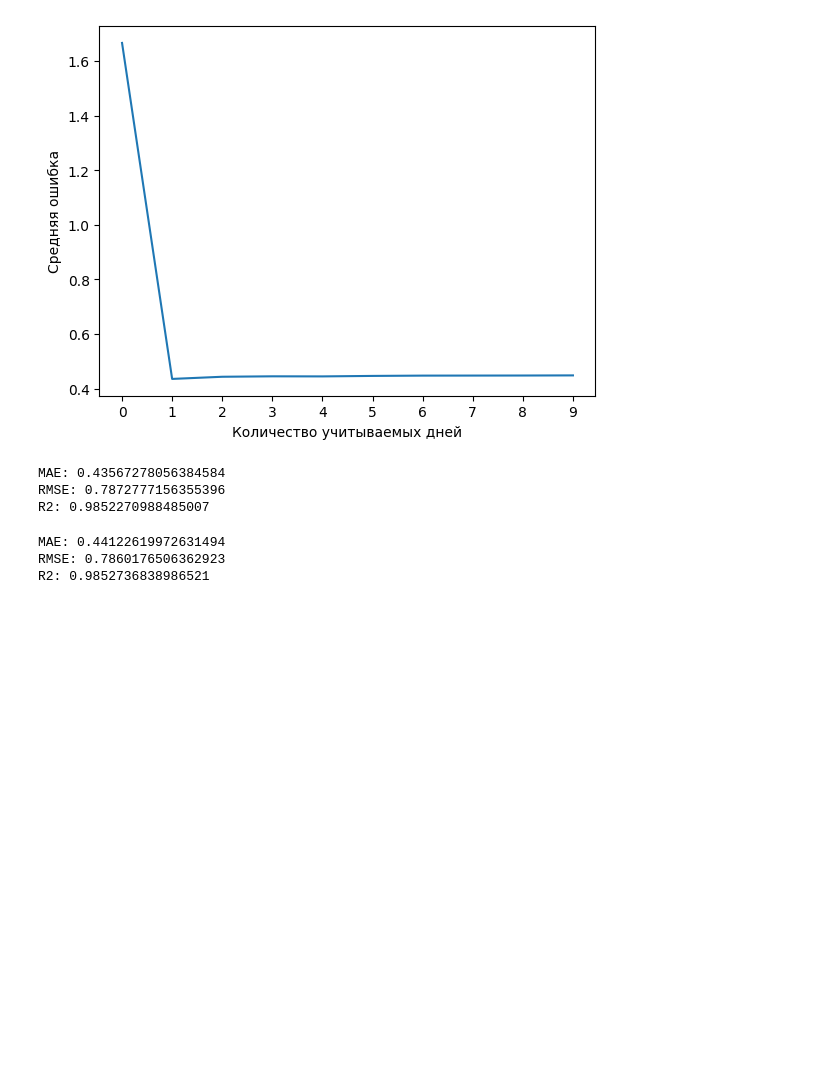
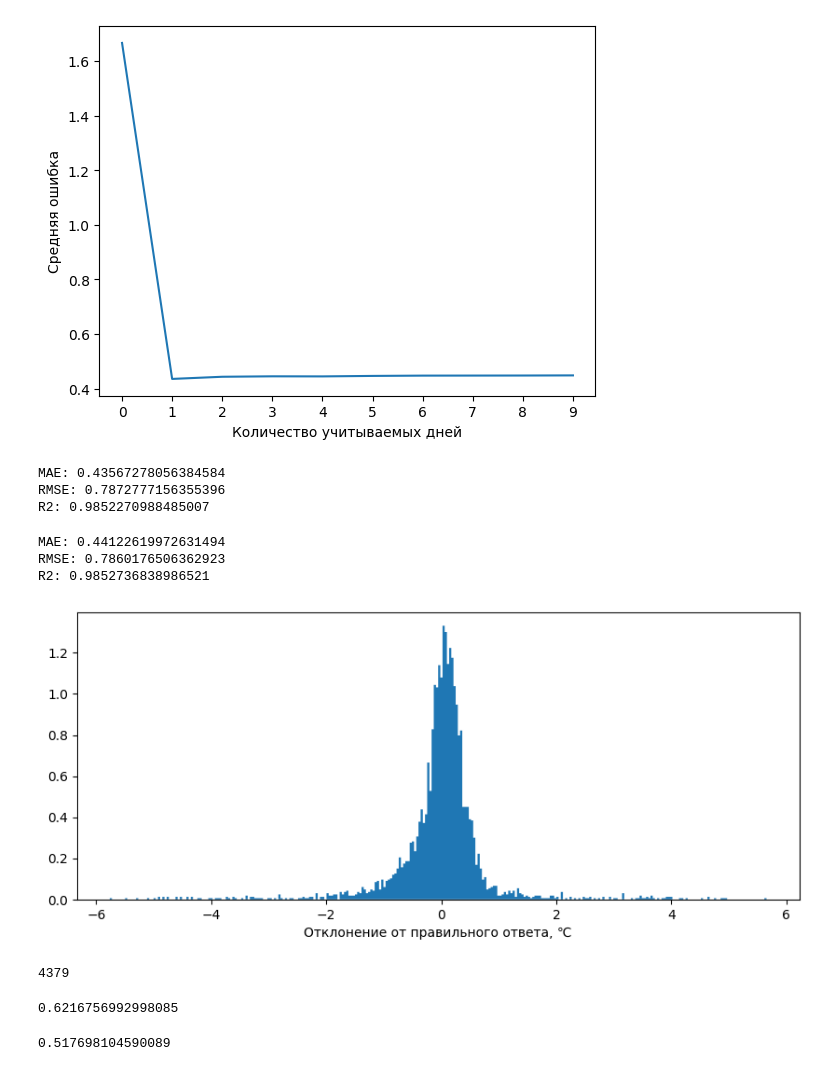
Before and after one commit to kotoskar/water-temp-prediction, a Jupyter notebook: analysing/analysing.ipynb, the cells around one changed output. Saved outputs shown, nothing was run; the diff lists cells and outputs as text; code cells hidden in the pictures; blank space fills up the shorter version.

```diff
--- a/analysing/analysing.ipynb
+++ b/analysing/analysing.ipynb
@@ -108,7 +117,7 @@ plt.show()
 ## Предобработка данных
 # %%
 X, y = df.drop(['date', 'water_temp'], axis=1), df['water_temp']
-# X.drop(columns=[col for col in X.columns if col.endswith('_24')], inplace=True)
-X.drop(columns=[col for col in X.columns if '_' in col[-3:]], inplace=True)
+X.drop(columns=[col for col in X.columns if col.endswith('_24')], inplace=True)
+# X.drop(columns=[col for col in X.columns if '_' in col[-3:]], inplace=True)
 # %%
 categorical = [col for col in X.columns if X[col].dtype == 'O'] + ['month', 'day']
@@ -231,6 +281,29 @@ print(f'R2: {cross_val_score(Lasso(alpha=0.05, max_iter=2000), X1_scaled, y1, cv
 MAE: 0.44122619972631494
 RMSE: 0.7860176506362923
 R2: 0.9852736838986521
+# %%
+model = Lasso(alpha=0.05, max_iter=2000).fit(X1, y1)
+delta = model.predict(X1) - y1
+# %%
+plt.figure(figsize=(10, 4))
+plt.hist(delta, 300, histtype='stepfilled', density=True)
+plt.xlabel("Отклонение от правильного ответа, ℃")
+plt.show()
+# %% [output]
+[figure, added]
+# %%
+len(delta)
+# %% [output]
+4379
+# %%
+delta.var()
+# %% [output]
+0.6216756992998085
+# %%
+abs_delta = abs(delta)
+len(abs_delta[abs_delta < 0.25]) / len(delta)
+# %% [output]
+0.517698104590089
 # %%
 model = Lasso(alpha=0.05, max_iter=2000).fit(X1, y1)
 with open('../models/model.pkl', 'wb') as f:
```
Also changed, not shown: parts of 7 cells of this notebook, 5 other files.
